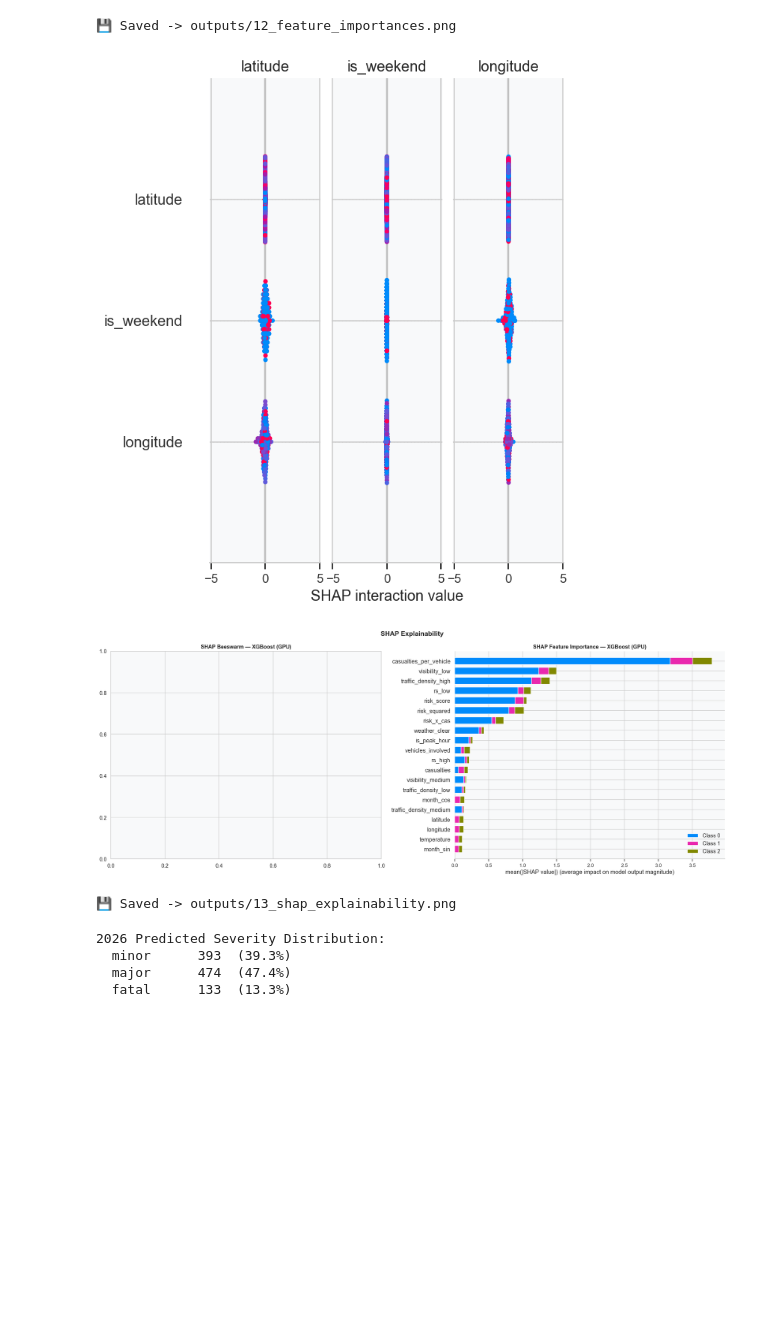
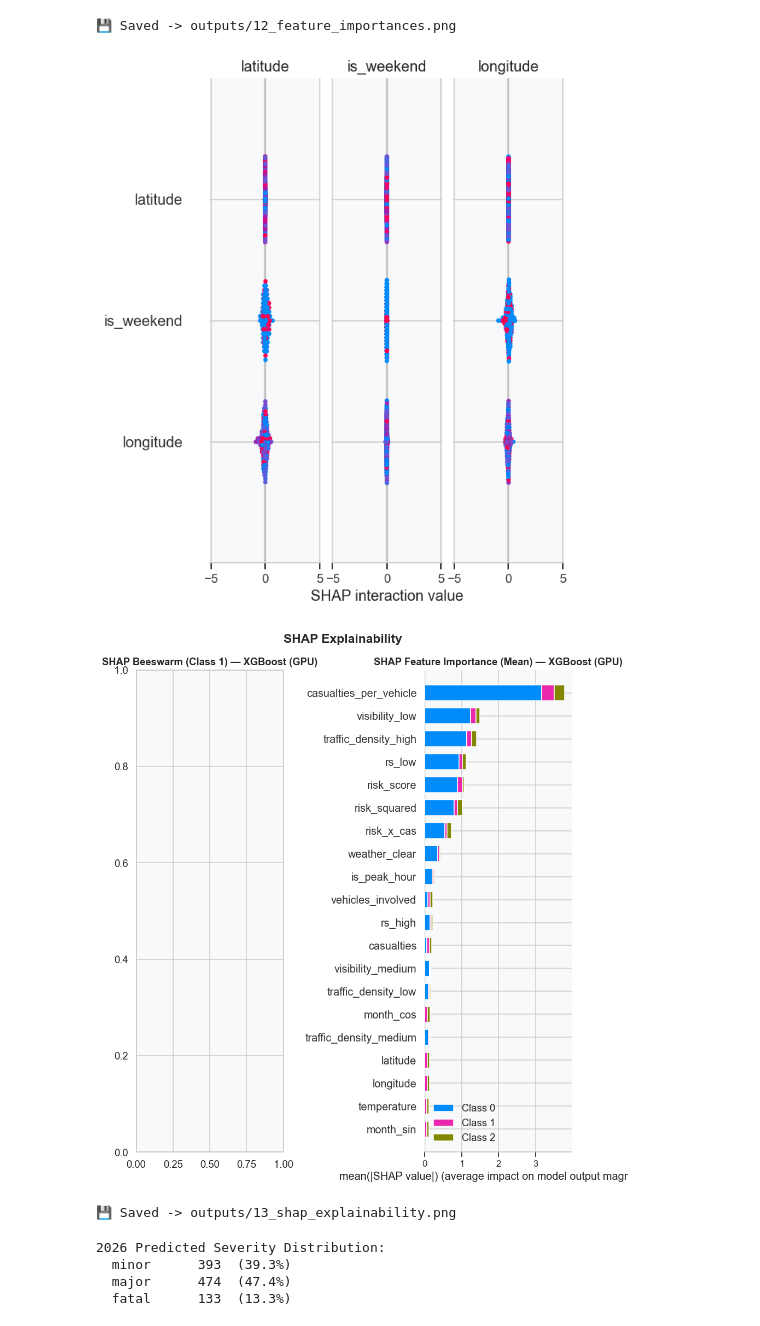
Before and after one commit to Divyansh2602/2026_accident_model, a Jupyter notebook: indian_roads_2026.ipynb, the cells around one changed output. Drawn from its saved outputs; the diff is of its cells as text; code cells hidden in the pictures; blank space fills up the shorter version.

```diff
--- a/indian_roads_2026.ipynb
+++ b/indian_roads_2026.ipynb
@@ -494,29 +516,68 @@ save_and_show('12_feature_importances.png')
 💾 Saved -> outputs/12_feature_importances.png
 # %%
 # ━━━━━━━━━━━━━━━━━━━━━━━━━━━━━━━━━━━━━━━━━━━━━━━━━━━━━━━━
-# CELL 16 — SHAP Explainability
+# CELL 16 — SHAP Explainability (FIXED)
 # ━━━━━━━━━━━━━━━━━━━━━━━━━━━━━━━━━━━━━━━━━━━━━━━━━━━━━━━━
+
+import shap
+import numpy as np
+import pandas as pd
+import matplotlib.pyplot as plt
+
 tree_names = ['XGBoost (GPU)','LightGBM (GPU)','Random Forest','Gradient Boosting','Decision Tree']
 shap_name  = next((n for n in tree_names if n in results), None)
+
 if shap_name:
-    idx       = np.random.choice(len(X_test_s), size=500, replace=False)
-    X_shap    = pd.DataFrame(X_test_s[idx], columns=feat_cols)
-    explainer = shap.TreeExplainer(results[shap_name]['model'])
+    # Sample data
+    idx = np.random.choice(len(X_test_s), size=500, replace=False)
+
+    # ⚠️ Use ORIGINAL (unscaled) data if available
+    try:
+        X_shap = pd.DataFrame(X_test[idx], columns=feat_cols)
+    except:
+        X_shap = pd.DataFrame(X_test_s[idx], columns=feat_cols)
+
+    # Model
+    model = results[shap_name]['model']
+
+    # SHAP explainer
+    explainer = shap.TreeExplainer(model)
     shap_vals = explainer.shap_values(X_shap)
-    sv        = shap_vals[0] if isinstance(shap_vals, list) else shap_vals
+
+    # ── MULTICLASS HANDLING ─────────────────────────────
+    if isinstance(shap_vals, list):
+        # Use class 1 for beeswarm (usually meaningful class)
+        shap_for_plot = shap_vals[1]
+
+        # Mean SHAP across all classes for importance
+        mean_shap = np.mean(np.abs(shap_vals), axis=0)
+    else:
+        shap_for_plot = shap_vals
+        mean_shap = np.abs(shap_vals)
+
+    # ── PLOTTING ────────────────────────────────────────
     fig, axes = plt.subplots(1, 2, figsize=(20, 8))
+
+    # Beeswarm plot
     plt.sca(axes[0])
-    shap.summary_plot(sv, X_shap, plot_type='dot', show=False, plot_size=None)
-    axes[0].set_title(f'SHAP Beeswarm — {shap_name}', fontsize=12, fontweight='bold')
+    shap.summary_plot(shap_for_plot, X_shap, plot_type='dot', show=False)
+    axes[0].set_title(f'SHAP Beeswarm (Class 1) — {shap_name}', fontsize=12, fontweight='bold')
+
+    # Feature importance plot
     plt.sca(axes[1])
-    shap.summary_plot(sv, X_shap, plot_type='bar', show=False, plot_size=None)
-    axes[1].set_title(f'SHAP Feature Importance — {shap_name}', fontsize=12, fontweight='bold')
+    shap.summary_plot(mean_shap, X_shap, plot_type='bar', show=False)
+    axes[1].set_title(f'SHAP Feature Importance (Mean) — {shap_name}', fontsize=12, fontweight='bold')
+
+    # Title
     plt.suptitle('SHAP Explainability', fontsize=15, fontweight='bold')
+
     plt.tight_layout()
+
+    # Save
     save_and_show('13_shap_explainability.png')
 # %% [output]
 [figure]
-[figure, old version]
+[figure, new version]
 💾 Saved -> outputs/13_shap_explainability.png
 # %%
 # ━━━━━━━━━━━━━━━━━━━━━━━━━━━━━━━━━━━━━━━━━━━━━━━━━━━━━━━━
```
Also changed, not shown: parts of 1 cell of this notebook, 2 other files.
